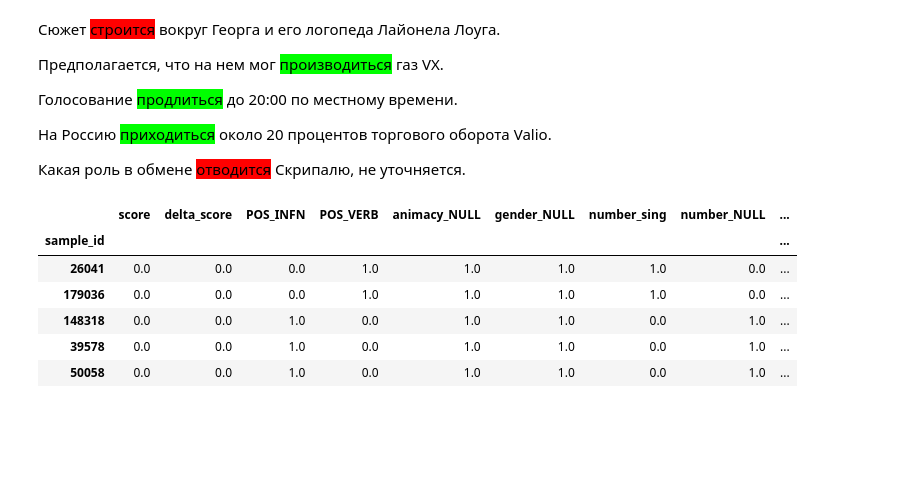
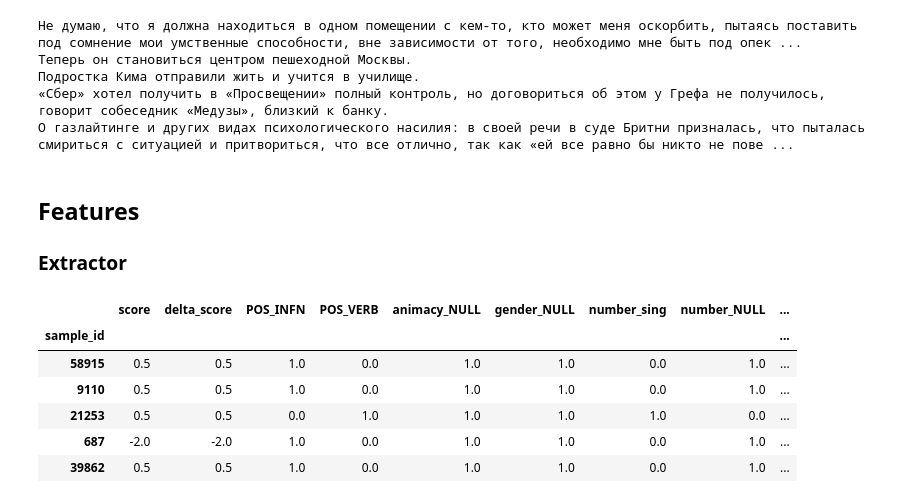
Before and after one commit to okulovsky/grammar_ru, a Jupyter notebook: tg/demos/Part 3. Training network.ipynb, the cells around one changed output. Saved outputs shown, nothing was run; the diff lists cells and outputs as text; code cells hidden in the pictures; blank space fills up the shorter version.

```diff
--- a/tg/demos/Part 3. Training network.ipynb
+++ b/tg/demos/Part 3. Training network.ipynb
@@ -17,0 +29,8 @@ idb.index_frame
+# %%
+from tg.common.ml import batched_training as bt
+
+idb = bt.IndexedDataBundle(
+    index_frame = db.index.loc[db.index.split=='train'].sample(5, random_state=43),
+    bundle = db
+)
+idb.index_frame
@@ -28,31 +55,35 @@ df = df.merge(
 )
 df['mark'] = np.where(df.is_target, df.label.astype(str), 'no')
 
-Separator.Viewer().tooltip('sample_id').highlight('mark', {'0':'#ff0000', '1':'#00ff00'}).to_html_display(df)
+Separator.Viewer().tooltip('sample_id').highlight('mark', {'1':'#ff0000', '0':'#00ff00'}).to_html_display(df)
 # %% [output]
-Сюжет строится вокруг Георга и его логопеда Лайонела Лоуга.
-Предполагается, что на нем мог производиться газ VX.
-Голосование продлиться до 20:00 по местному времени.
-На Россию приходиться около 20 процентов торгового оборота Valio.
-Какая роль в обмене отводится Скрипалю, не уточняется.
+Не думаю, что я должна находиться в одном помещении с кем-то, кто может меня оскорбить, пытаясь поставить под сомнение мои умственные способности, вне зависимости от того, необходимо мне быть под опек ...
+Теперь он становиться центром пешеходной Москвы.
+Подростка Кима отправили жить и учится в училище.
+«Сбер» хотел получить в «Просвещении» полный контроль, но договориться об этом у Грефа не получилось, говорит собеседник «Медузы», близкий к банку.
+О газлайтинге и других видах психологического насилия: в своей речи в суде Бритни призналась, что пыталась смириться с ситуацией и притвориться, что все отлично, так как «ей все равно бы никто не пове ...
+# %% [markdown]
+## Features
+
+### Extractor
 # %%
 from tg.common.ml import dft
 
-extractor = (bt
+p_extractor = (bt
              .PlainExtractor
-             .build('features')
+             .build('pymorphy')
              .index()
              .join('pymorphy', on_columns='word_id')
              .apply(
                  transformer=dft.DataFrameTransformerFactory.default_factory(),
                  drop_columns=['normal_form', 'alternatives']
              ))
-extractor.fit_extract(idb)
+p_extractor.fit_extract(idb)
 # %% [output]
 |  | score | delta_score | POS_INFN | POS_VERB | animacy_NULL | gender_NULL | number_sing | number_NULL | ... |
 | sample_id |  |  |  |  |  |  |  |  | ... |
-| 26041 | 0.0 | 0.0 | 0.0 | 1.0 | 1.0 | 1.0 | 1.0 | 0.0 | ... |
-| 179036 | 0.0 | 0.0 | 0.0 | 1.0 | 1.0 | 1.0 | 1.0 | 0.0 | ... |
-| 148318 | 0.0 | 0.0 | 1.0 | 0.0 | 1.0 | 1.0 | 0.0 | 1.0 | ... |
-| 39578 | 0.0 | 0.0 | 1.0 | 0.0 | 1.0 | 1.0 | 0.0 | 1.0 | ... |
-| 50058 | 0.0 | 0.0 | 1.0 | 0.0 | 1.0 | 1.0 | 0.0 | 1.0 | ... |
+| 58915 | 0.5 | 0.5 | 1.0 | 0.0 | 1.0 | 1.0 | 0.0 | 1.0 | ... |
+| 9110 | 0.5 | 0.5 | 1.0 | 0.0 | 1.0 | 1.0 | 0.0 | 1.0 | ... |
+| 21253 | 0.5 | 0.5 | 0.0 | 1.0 | 1.0 | 1.0 | 1.0 | 0.0 | ... |
+| 687 | -2.0 | -2.0 | 1.0 | 0.0 | 1.0 | 1.0 | 0.0 | 1.0 | ... |
+| 39862 | 0.5 | 0.5 | 1.0 | 0.0 | 1.0 | 1.0 | 0.0 | 1.0 | ... |
```
Also changed, not shown: parts of 29 cells of this notebook, 1 other file.
